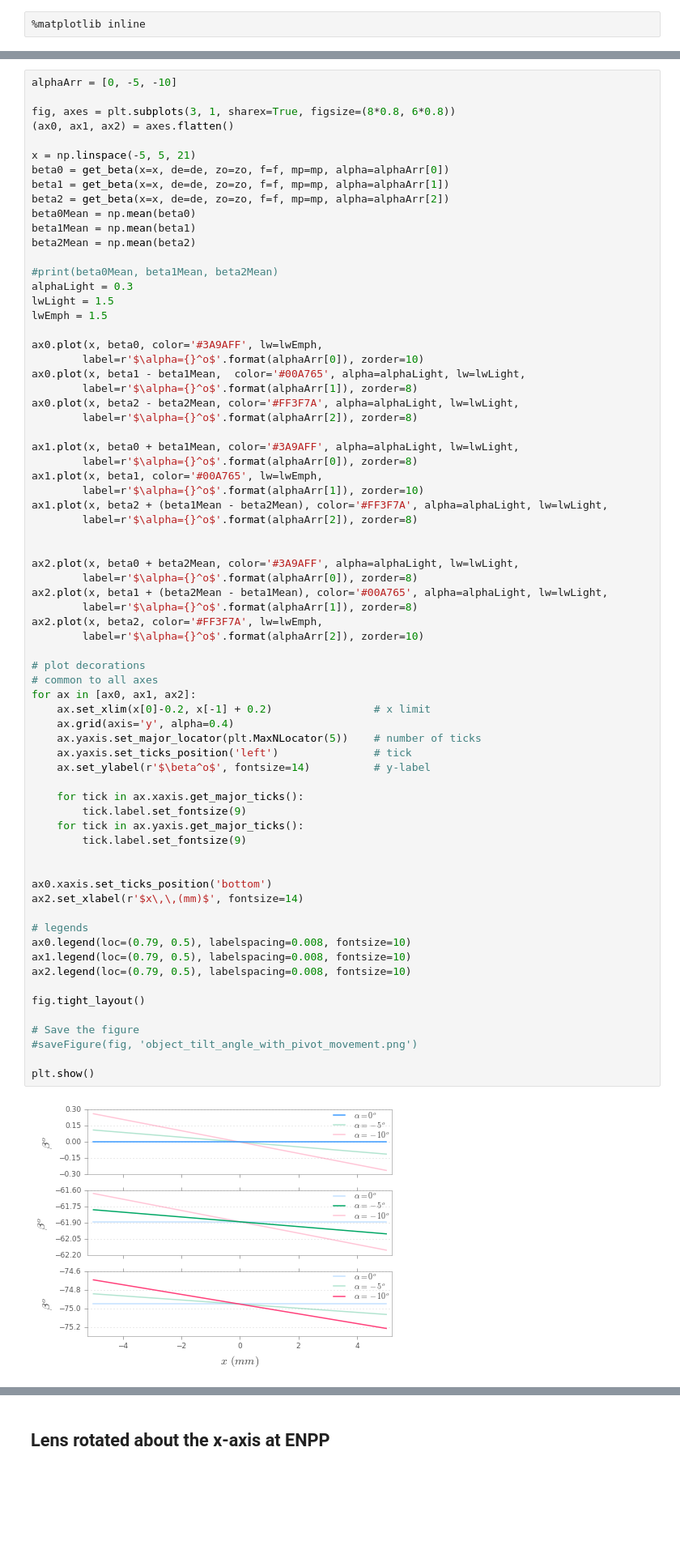
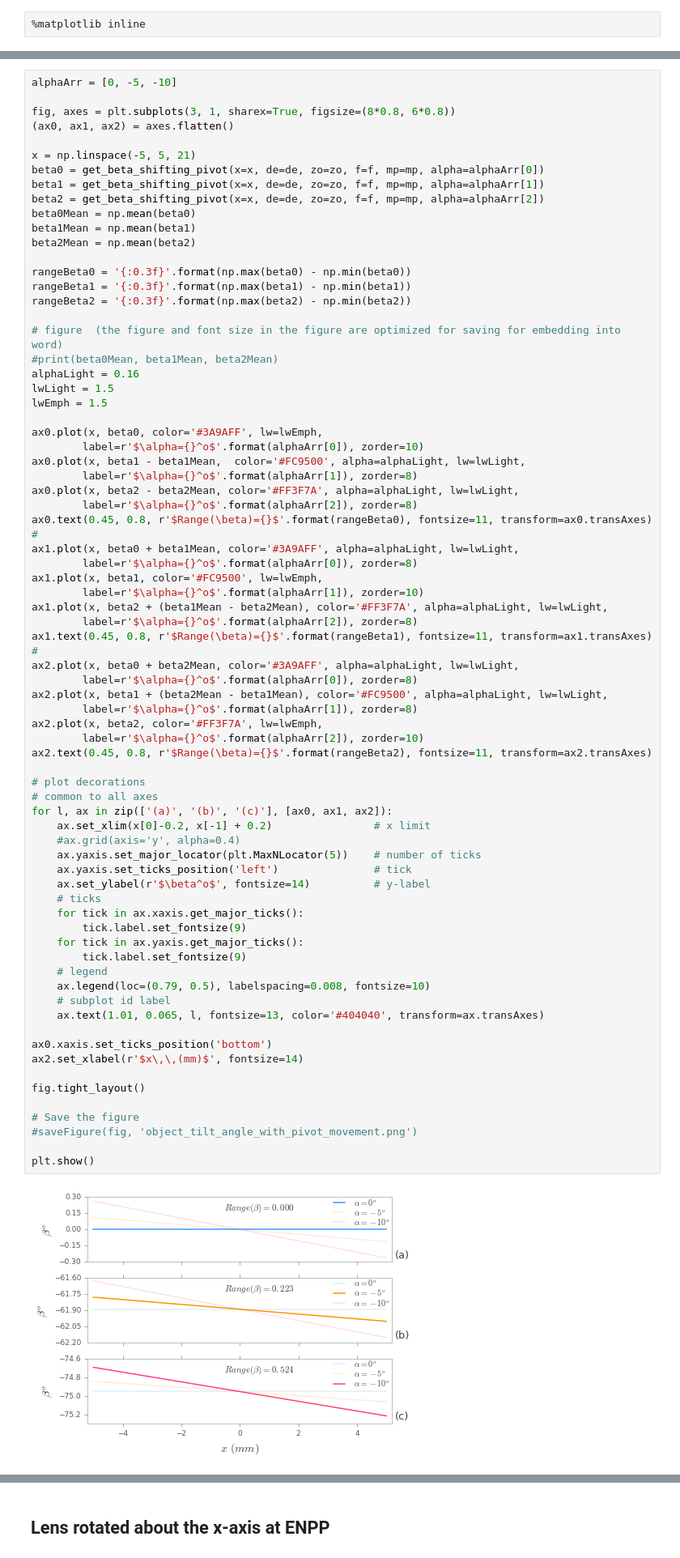
Before and after one commit to indranilsinharoy/phd-artifacts, a Jupyter notebook: chapters/chapter03_geometricmodel/code/StudyOfAngularRelationshipsForLensTiltForFocusing.ipynb, the cells around one changed output, grey strips where cells are left out. Shown at 81% size. Cells and saved outputs as stored; diff of their text form; blank space fills up the shorter version.

```diff
--- a/chapters/chapter03_geometricmodel/code/StudyOfAngularRelationshipsForLensTiltForFocusing.ipynb
+++ b/chapters/chapter03_geometricmodel/code/StudyOfAngularRelationshipsForLensTiltForFocusing.ipynb
@@ -107,68 +146,73 @@ fig, axes = plt.subplots(3, 1, sharex=True, figsize=(8*0.8, 6*0.8))
 (ax0, ax1, ax2) = axes.flatten()
 
 x = np.linspace(-5, 5, 21)
-beta0 = get_beta(x=x, de=de, zo=zo, f=f, mp=mp, alpha=alphaArr[0])
-beta1 = get_beta(x=x, de=de, zo=zo, f=f, mp=mp, alpha=alphaArr[1])
-beta2 = get_beta(x=x, de=de, zo=zo, f=f, mp=mp, alpha=alphaArr[2])
+beta0 = get_beta_shifting_pivot(x=x, de=de, zo=zo, f=f, mp=mp, alpha=alphaArr[0])
+beta1 = get_beta_shifting_pivot(x=x, de=de, zo=zo, f=f, mp=mp, alpha=alphaArr[1])
+beta2 = get_beta_shifting_pivot(x=x, de=de, zo=zo, f=f, mp=mp, alpha=alphaArr[2])
 beta0Mean = np.mean(beta0)
 beta1Mean = np.mean(beta1)
 beta2Mean = np.mean(beta2)
 
+rangeBeta0 = '{:0.3f}'.format(np.max(beta0) - np.min(beta0))
+rangeBeta1 = '{:0.3f}'.format(np.max(beta1) - np.min(beta1))
+rangeBeta2 = '{:0.3f}'.format(np.max(beta2) - np.min(beta2))
+
+# figure  (the figure and font size in the figure are optimized for saving for embedding into word)
 #print(beta0Mean, beta1Mean, beta2Mean)
-alphaLight = 0.3
+alphaLight = 0.16
 lwLight = 1.5
 lwEmph = 1.5
 
 ax0.plot(x, beta0, color='#3A9AFF', lw=lwEmph,
         label=r'$\alpha={}^o$'.format(alphaArr[0]), zorder=10)
-ax0.plot(x, beta1 - beta1Mean,  color='#00A765', alpha=alphaLight, lw=lwLight,
+ax0.plot(x, beta1 - beta1Mean,  color='#FC9500', alpha=alphaLight, lw=lwLight,
         label=r'$\alpha={}^o$'.format(alphaArr[1]), zorder=8)
 ax0.plot(x, beta2 - beta2Mean, color='#FF3F7A', alpha=alphaLight, lw=lwLight,
         label=r'$\alpha={}^o$'.format(alphaArr[2]), zorder=8)
-
+ax0.text(0.45, 0.8, r'$Range(\beta)={}$'.format(rangeBeta0), fontsize=11, transform=ax0.transAxes)
+#
 ax1.plot(x, beta0 + beta1Mean, color='#3A9AFF', alpha=alphaLight, lw=lwLight,
         label=r'$\alpha={}^o$'.format(alphaArr[0]), zorder=8)
-ax1.plot(x, beta1, color='#00A765', lw=lwEmph,
+ax1.plot(x, beta1, color='#FC9500', lw=lwEmph,
         label=r'$\alpha={}^o$'.format(alphaArr[1]), zorder=10)
 ax1.plot(x, beta2 + (beta1Mean - beta2Mean), color='#FF3F7A', alpha=alphaLight, lw=lwLight,
         label=r'$\alpha={}^o$'.format(alphaArr[2]), zorder=8)
-
-
+ax1.text(0.45, 0.8, r'$Range(\beta)={}$'.format(rangeBeta1), fontsize=11, transform=ax1.transAxes)
+#
 ax2.plot(x, beta0 + beta2Mean, color='#3A9AFF', alpha=alphaLight, lw=lwLight,
         label=r'$\alpha={}^o$'.format(alphaArr[0]), zorder=8)
-ax2.plot(x, beta1 + (beta2Mean - beta1Mean), color='#00A765', alpha=alphaLight, lw=lwLight,
+ax2.plot(x, beta1 + (beta2Mean - beta1Mean), color='#FC9500', alpha=alphaLight, lw=lwLight,
         label=r'$\alpha={}^o$'.format(alphaArr[1]), zorder=8)
 ax2.plot(x, beta2, color='#FF3F7A', lw=lwEmph,
         label=r'$\alpha={}^o$'.format(alphaArr[2]), zorder=10)
+ax2.text(0.45, 0.8, r'$Range(\beta)={}$'.format(rangeBeta2), fontsize=11, transform=ax2.transAxes)
 
 # plot decorations
 # common to all axes
-for ax in [ax0, ax1, ax2]:
+for l, ax in zip(['(a)', '(b)', '(c)'], [ax0, ax1, ax2]):
     ax.set_xlim(x[0]-0.2, x[-1] + 0.2)                # x limit
-    ax.grid(axis='y', alpha=0.4)
+    #ax.grid(axis='y', alpha=0.4)
     ax.yaxis.set_major_locator(plt.MaxNLocator(5))    # number of ticks
     ax.yaxis.set_ticks_position('left')               # tick
     ax.set_ylabel(r'$\beta^o$', fontsize=14)          # y-label
-
+    # ticks
     for tick in ax.xaxis.get_major_ticks():
         tick.label.set_fontsize(9)
     for tick in ax.yaxis.get_major_ticks():
         tick.label.set_fontsize(9)
-
+    # legend
+    ax.legend(loc=(0.79, 0.5), labelspacing=0.008, fontsize=10)
+    # subplot id label
+    ax.text(1.01, 0.065, l, fontsize=13, color='#404040', transform=ax.transAxes)
 
 ax0.xaxis.set_ticks_position('bottom')
 ax2.set_xlabel(r'$x\,\,(mm)$', fontsize=14)
-
-# legends
-ax0.legend(loc=(0.79, 0.5), labelspacing=0.008, fontsize=10)
-ax1.legend(loc=(0.79, 0.5), labelspacing=0.008, fontsize=10)
-ax2.legend(loc=(0.79, 0.5), labelspacing=0.008, fontsize=10)
 
 fig.tight_layout()
 
 # Save the figure
 #saveFigure(fig, 'object_tilt_angle_with_pivot_movement.png')
 
 plt.show()
 # %% [output]
-[figure, old version]
+[figure, new version]
```
Also changed, not shown: parts of 45 cells of this notebook, 8 other files.
